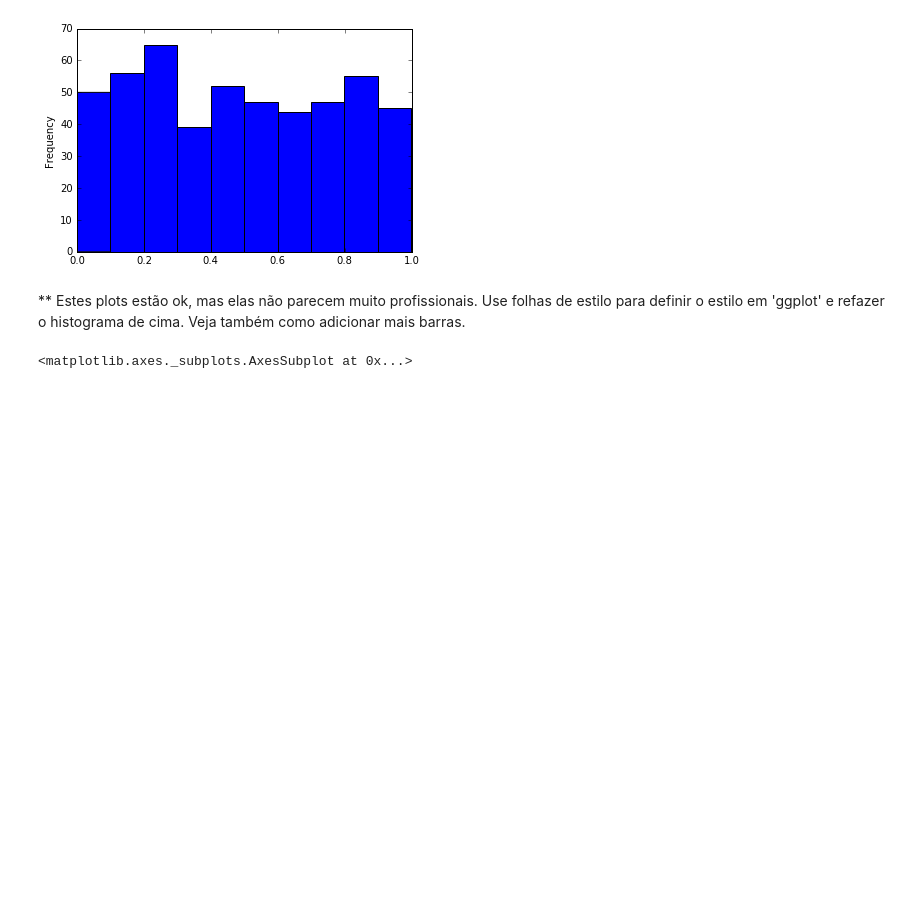
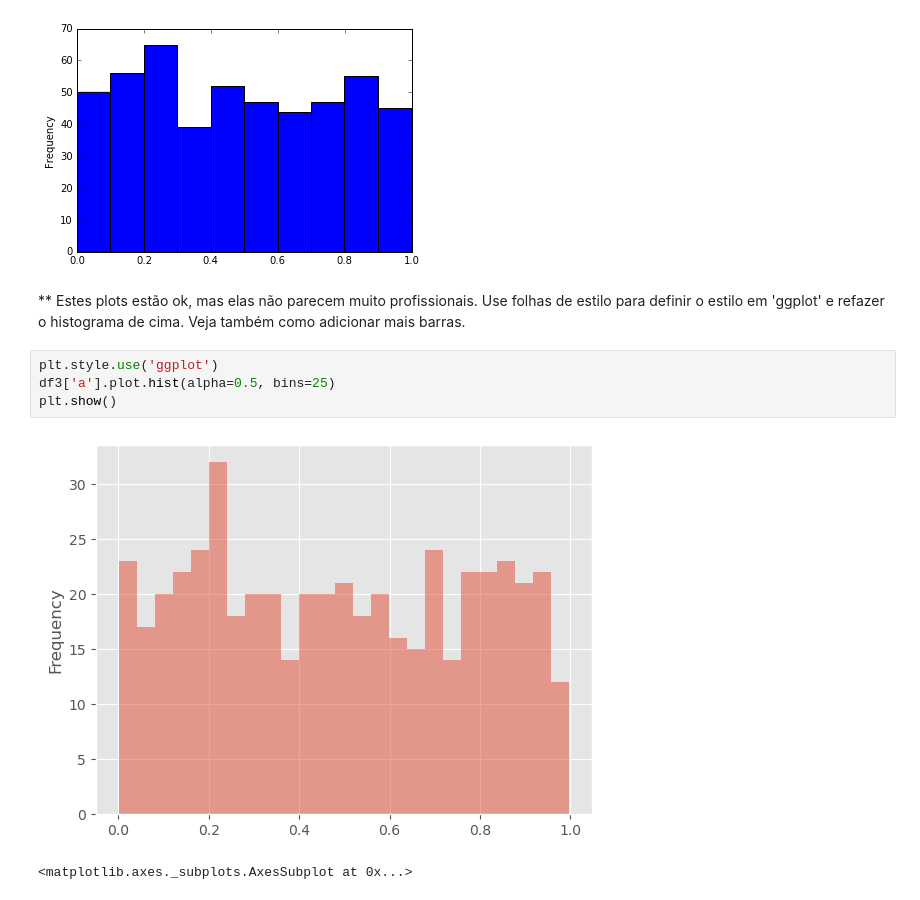
Before and after one commit to peudias/visualizacao-dados-cd, a Jupyter notebook: src/Exercício de visualização de dados Pandas.ipynb, the cells around one changed output. Drawn from its saved outputs; the diff is of its cells as text; blank space fills up the shorter version.

```diff
--- a/src/Exercício de visualização de dados Pandas.ipynb
+++ b/src/Exercício de visualização de dados Pandas.ipynb
@@ -32,6 +56,12 @@ df3 = pd.read_csv('df3')
 [figure]
 # %% [markdown]
 ** Estes plots estão ok, mas elas não parecem muito profissionais. Use folhas de estilo para definir o estilo em 'ggplot' e refazer o histograma de cima. Veja também como adicionar mais barras.
+# %%
+plt.style.use('ggplot')
+df3['a'].plot.hist(alpha=0.5, bins=25)
+plt.show()
+# %% [output]
+[figure, added]
 # %%
 # %% [output]
 <matplotlib.axes._subplots.AxesSubplot at 0x...>
```
Also changed, not shown: parts of 9 cells of this notebook.
